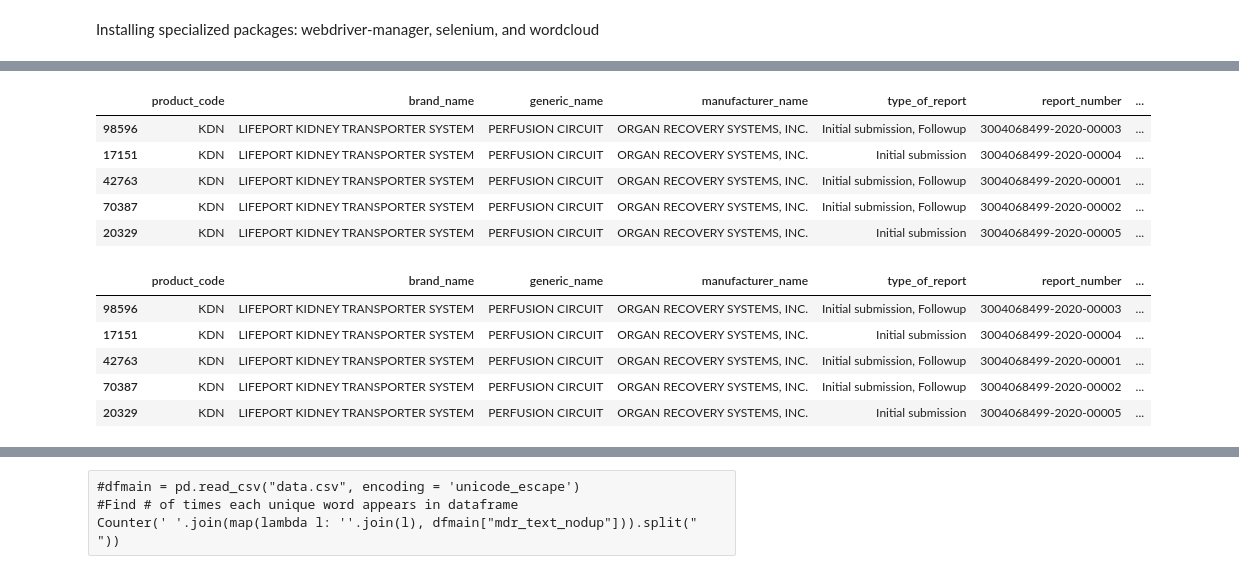
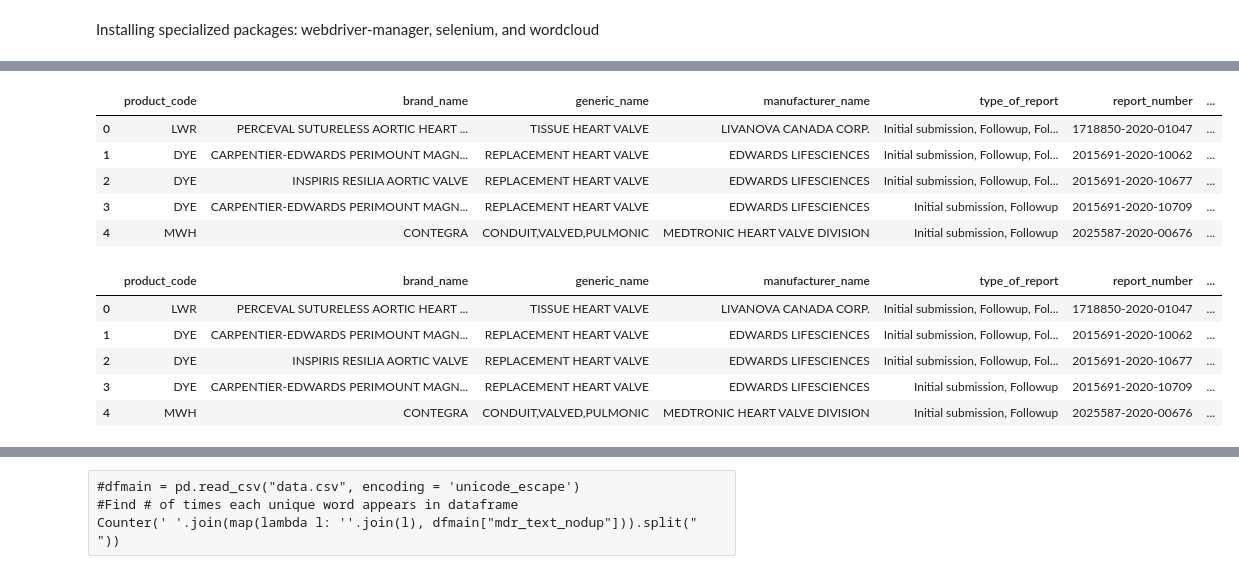
Before and after one commit to allenbutt/FDA, a Jupyter notebook: FDA.ipynb, the cells around one changed output, grey strips where cells are left out. Cells and saved outputs as stored; diff of their text form; code cells hidden in the pictures.

```diff
--- a/FDA.ipynb
+++ b/FDA.ipynb
@@ -263,25 +264,32 @@ dfmain.head()
 # %%
-#dfmain = pd.read_csv("data.csv", encoding = 'unicode_escape')
+dfmain = pd.read_csv("data_test.csv", encoding = 'unicode_escape')
 
 #Remove stop words in MDR Text--we must remove null rows before this step can be done
 stop_words = set(stopwords.words('english'))
 
 #Add additional common words into stopwords
 stop_words.update(["investigation","still","progress","complete","supplemental","report","filed","device","returned","reported",
-                  "-","due","failure","failed","may","ensure","assures","around","met","reports","number","per","dated"])
+                  "-","due","failure","failed","may","ensure","assures","around","met","reports","number","per","dated","patient",
+                  "conclusion","performed","year","years","therefore","submitted","information","received","upon","event",
+                  "events","review","required","appropriate","monitored","monitor","basis","continue","monthly","trends","completion",
+                  "additional","months","yet","without","history","regarding","cause","record","established","accordingly","procedure",
+                  "provided","underwent","reason","evaluation","time","related","product","severed","post","return","made","also",
+                  "andor","multiple","remains","determined","replacement","definitive","issues","however","clinical","factors",
+                  "effects","release","identified","cannot","reviewed","would","including","available","issued","observation",
+                  "common","action"])
 
 dfmain = dfmain[dfmain['mdr_text'].notnull()]
 
 dfmain['mdr_text'] = dfmain['mdr_text'].apply(lambda x: ' '.join([word for word in x.split() if word not in (stop_words)]))
 
 dfmain.head()
 # %% [output]
 |  | product_code | brand_name | generic_name | manufacturer_name | type_of_report | report_number | ... |
-| 98596 | KDN | LIFEPORT KIDNEY TRANSPORTER SYSTEM | PERFUSION CIRCUIT | ORGAN RECOVERY SYSTEMS, INC. | Initial submission, Followup | 3004068499-2020-00003 | ... |
-| 17151 | KDN | LIFEPORT KIDNEY TRANSPORTER SYSTEM | PERFUSION CIRCUIT | ORGAN RECOVERY SYSTEMS, INC. | Initial submission | 3004068499-2020-00004 | ... |
-| 42763 | KDN | LIFEPORT KIDNEY TRANSPORTER SYSTEM | PERFUSION CIRCUIT | ORGAN RECOVERY SYSTEMS, INC. | Initial submission, Followup | 3004068499-2020-00001 | ... |
-| 70387 | KDN | LIFEPORT KIDNEY TRANSPORTER SYSTEM | PERFUSION CIRCUIT | ORGAN RECOVERY SYSTEMS, INC. | Initial submission, Followup | 3004068499-2020-00002 | ... |
-| 20329 | KDN | LIFEPORT KIDNEY TRANSPORTER SYSTEM | PERFUSION CIRCUIT | ORGAN RECOVERY SYSTEMS, INC. | Initial submission | 3004068499-2020-00005 | ... |
+| 0 | LWR | PERCEVAL SUTURELESS AORTIC HEART ... | TISSUE HEART VALVE | LIVANOVA CANADA CORP. | Initial submission, Followup, Fol... | 1718850-2020-01047 | ... |
+| 1 | DYE | CARPENTIER-EDWARDS PERIMOUNT MAGN... | REPLACEMENT HEART VALVE | EDWARDS LIFESCIENCES | Initial submission, Followup, Fol... | 2015691-2020-10062 | ... |
+| 2 | DYE | INSPIRIS RESILIA AORTIC VALVE | REPLACEMENT HEART VALVE | EDWARDS LIFESCIENCES | Initial submission, Followup, Fol... | 2015691-2020-10677 | ... |
+| 3 | DYE | CARPENTIER-EDWARDS PERIMOUNT MAGN... | REPLACEMENT HEART VALVE | EDWARDS LIFESCIENCES | Initial submission, Followup | 2015691-2020-10709 | ... |
+| 4 | MWH | CONTEGRA | CONDUIT,VALVED,PULMONIC | MEDTRONIC HEART VALVE DIVISION | Initial submission, Followup | 2025587-2020-00676 | ... |
 # %%
 #dfmain = pd.read_csv("data.csv", encoding = 'unicode_escape')
 
@@ -309,11 +317,11 @@ dfmain['mdr_text_nodup'] = dfmain['mdr_text_nodup'].map(str)
 dfmain.head()
 # %% [output]
 |  | product_code | brand_name | generic_name | manufacturer_name | type_of_report | report_number | ... |
-| 98596 | KDN | LIFEPORT KIDNEY TRANSPORTER SYSTEM | PERFUSION CIRCUIT | ORGAN RECOVERY SYSTEMS, INC. | Initial submission, Followup | 3004068499-2020-00003 | ... |
-| 17151 | KDN | LIFEPORT KIDNEY TRANSPORTER SYSTEM | PERFUSION CIRCUIT | ORGAN RECOVERY SYSTEMS, INC. | Initial submission | 3004068499-2020-00004 | ... |
-| 42763 | KDN | LIFEPORT KIDNEY TRANSPORTER SYSTEM | PERFUSION CIRCUIT | ORGAN RECOVERY SYSTEMS, INC. | Initial submission, Followup | 3004068499-2020-00001 | ... |
-| 70387 | KDN | LIFEPORT KIDNEY TRANSPORTER SYSTEM | PERFUSION CIRCUIT | ORGAN RECOVERY SYSTEMS, INC. | Initial submission, Followup | 3004068499-2020-00002 | ... |
-| 20329 | KDN | LIFEPORT KIDNEY TRANSPORTER SYSTEM | PERFUSION CIRCUIT | ORGAN RECOVERY SYSTEMS, INC. | Initial submission | 3004068499-2020-00005 | ... |
+| 0 | LWR | PERCEVAL SUTURELESS AORTIC HEART ... | TISSUE HEART VALVE | LIVANOVA CANADA CORP. | Initial submission, Followup, Fol... | 1718850-2020-01047 | ... |
+| 1 | DYE | CARPENTIER-EDWARDS PERIMOUNT MAGN... | REPLACEMENT HEART VALVE | EDWARDS LIFESCIENCES | Initial submission, Followup, Fol... | 2015691-2020-10062 | ... |
+| 2 | DYE | INSPIRIS RESILIA AORTIC VALVE | REPLACEMENT HEART VALVE | EDWARDS LIFESCIENCES | Initial submission, Followup, Fol... | 2015691-2020-10677 | ... |
+| 3 | DYE | CARPENTIER-EDWARDS PERIMOUNT MAGN... | REPLACEMENT HEART VALVE | EDWARDS LIFESCIENCES | Initial submission, Followup | 2015691-2020-10709 | ... |
+| 4 | MWH | CONTEGRA | CONDUIT,VALVED,PULMONIC | MEDTRONIC HEART VALVE DIVISION | Initial submission, Followup | 2025587-2020-00676 | ... |
 # %%
 #Implement Word Cloud
 word_cloud = WordCloud(collocations = False, background_color = 'white').generate(str(dfmain["mdr_text_nodup"]))
```
Also changed, not shown: parts of 12 cells of this notebook.
